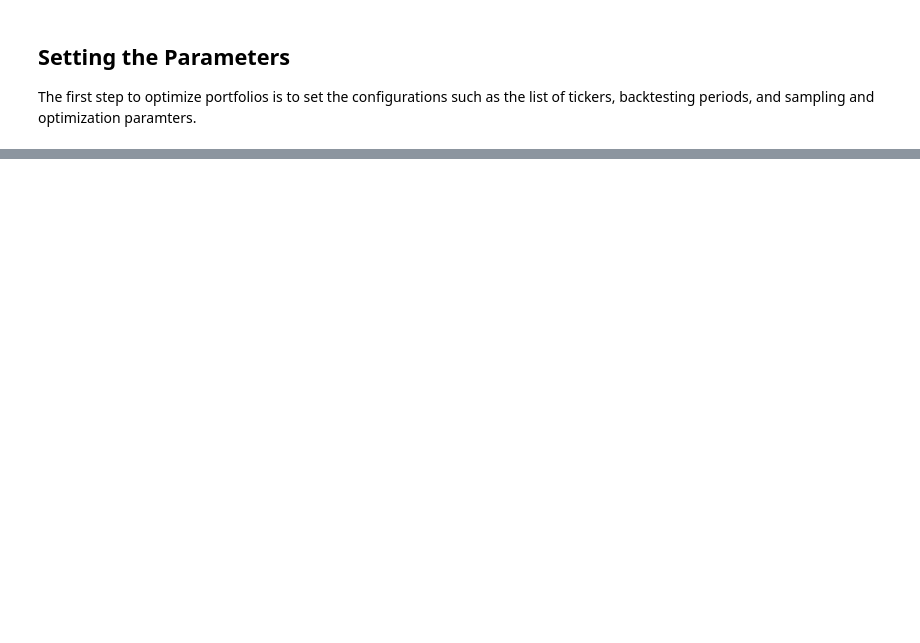
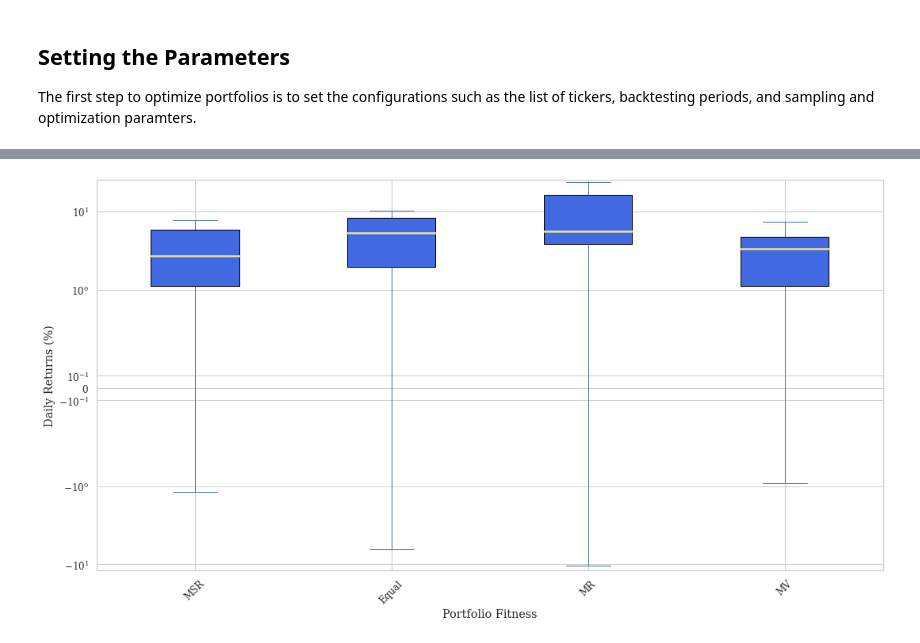
Before and after one commit to mkareshk/PortFawn, a Jupyter notebook: notebooks/backtest.ipynb, the cells around one changed output, grey strips where cells are left out. Cells and saved outputs as stored; diff of their text form; code cells hidden in the pictures; blank space fills up the shorter version.

```diff
--- a/notebooks/backtest.ipynb
+++ b/notebooks/backtest.ipynb
@@ -108,3 +105,5 @@ fig, ax = analysis.plot_cum_returns()
 # %%
-fig, ax = analysis.plot_dist_returns()
+fig, ax = portfolio_backtest.plot_dist_returns()
+# %% [output]
+[figure, added]
 # %%
```
Also changed, not shown: parts of 17 cells of this notebook, 6 other files.
